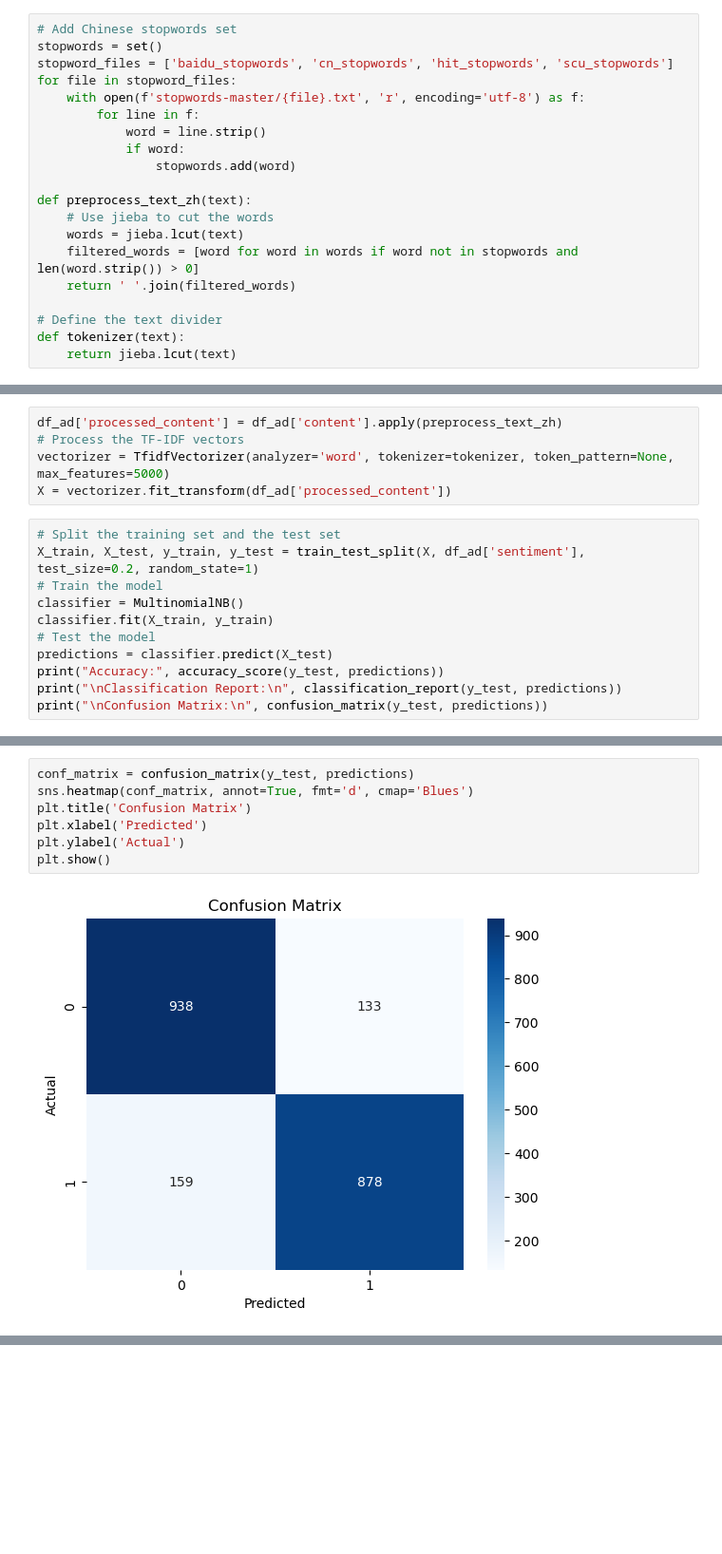
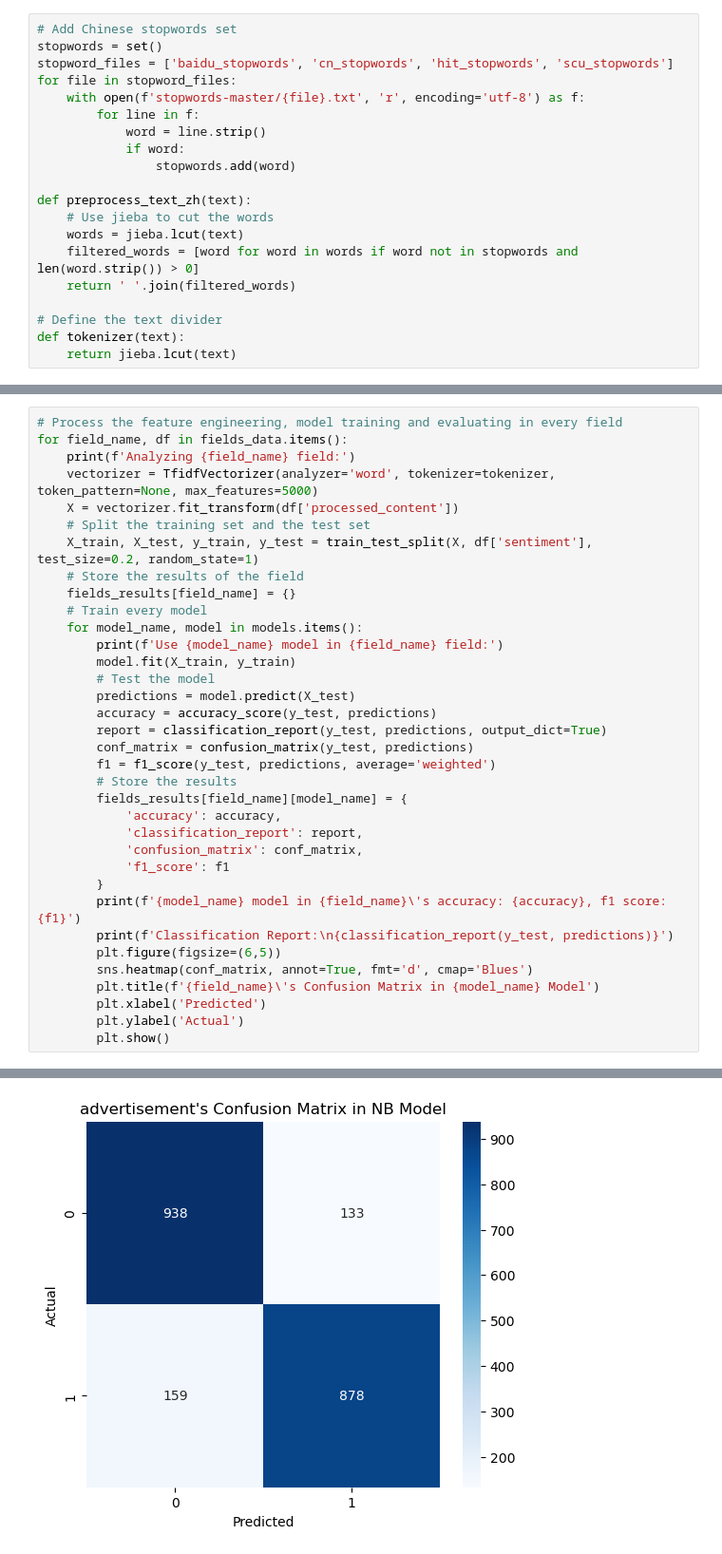
Before and after one commit to Luxraaaaay/Data-Mining, a Jupyter notebook: data_processing.ipynb, the cells around one changed output, grey strips where cells are left out. Shown: that part at 95% size. Saved outputs shown, nothing was run; the diff lists cells and outputs as text; blank space fills up the shorter version.

```diff
--- a/data_processing.ipynb
+++ b/data_processing.ipynb
@@ -116,16 +173,0 @@ Name: count, dtype: int64
-# %%
-df_ad['processed_content'] = df_ad['content'].apply(preprocess_text_zh)
-# Process the TF-IDF vectors
-vectorizer = TfidfVectorizer(analyzer='word', tokenizer=tokenizer, token_pattern=None, max_features=5000)
-X = vectorizer.fit_transform(df_ad['processed_content'])
-# %%
-# Split the training set and the test set
-X_train, X_test, y_train, y_test = train_test_split(X, df_ad['sentiment'], test_size=0.2, random_state=1)
-# Train the model
-classifier = MultinomialNB()
-classifier.fit(X_train, y_train)
-# Test the model
-predictions = classifier.predict(X_test)
-print("Accuracy:", accuracy_score(y_test, predictions))
-print("\nClassification Report:\n", classification_report(y_test, predictions))
-print("\nConfusion Matrix:\n", confusion_matrix(y_test, predictions))
@@ -149,9 +174,36 @@ Confusion Matrix:
-# %%
-conf_matrix = confusion_matrix(y_test, predictions)
-sns.heatmap(conf_matrix, annot=True, fmt='d', cmap='Blues')
-plt.title('Confusion Matrix')
-plt.xlabel('Predicted')
-plt.ylabel('Actual')
-plt.show()
-# %% [output]
-[figure, removed]
+# %%
+# Process the feature engineering, model training and evaluating in every field
+for field_name, df in fields_data.items():
+    print(f'Analyzing {field_name} field:')
+    vectorizer = TfidfVectorizer(analyzer='word', tokenizer=tokenizer, token_pattern=None, max_features=5000)
+    X = vectorizer.fit_transform(df['processed_content'])
+    # Split the training set and the test set
+    X_train, X_test, y_train, y_test = train_test_split(X, df['sentiment'], test_size=0.2, random_state=1)
+    # Store the results of the field
+    fields_results[field_name] = {}
+    # Train every model
+    for model_name, model in models.items():
+        print(f'Use {model_name} model in {field_name} field:')
+        model.fit(X_train, y_train)
+        # Test the model
+        predictions = model.predict(X_test)
+        accuracy = accuracy_score(y_test, predictions)
+        report = classification_report(y_test, predictions, output_dict=True)
+        conf_matrix = confusion_matrix(y_test, predictions)
+        f1 = f1_score(y_test, predictions, average='weighted')
+        # Store the results
+        fields_results[field_name][model_name] = {
+            'accuracy': accuracy,
+            'classification_report': report,
+            'confusion_matrix': conf_matrix,
+            'f1_score': f1
+        }
+        print(f'{model_name} model in {field_name}\'s accuracy: {accuracy}, f1 score: {f1}')
+        print(f'Classification Report:\n{classification_report(y_test, predictions)}')
+        plt.figure(figsize=(6,5))
+        sns.heatmap(conf_matrix, annot=True, fmt='d', cmap='Blues')
+        plt.title(f'{field_name}\'s Confusion Matrix in {model_name} Model')
+        plt.xlabel('Predicted')
+        plt.ylabel('Actual')
+        plt.show()
+# %% [output]
@@ -157,0 +222 @@ plt.show()
+[figure, added]
```
Also changed, not shown: parts of 9 cells of this notebook, 6 other files.
